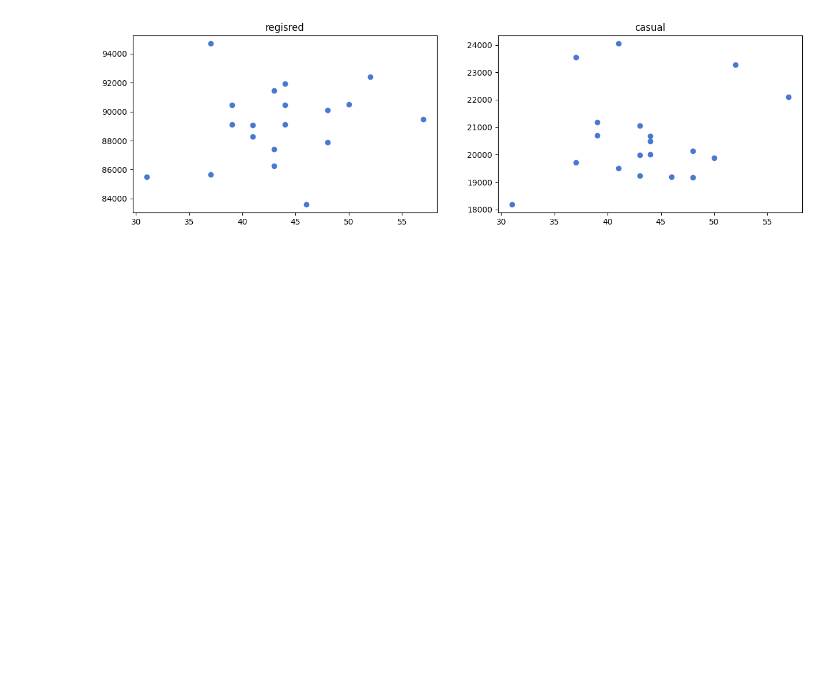
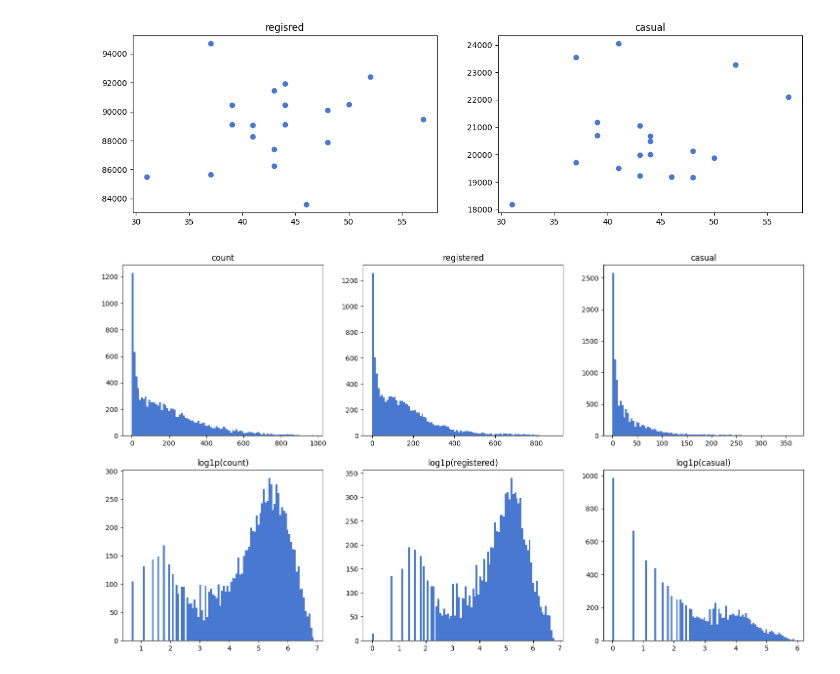
Before and after one commit to ryo-i1/bike, a Jupyter notebook: bike_analysis.ipynb, the cells around one changed output. Cells and saved outputs as stored; diff of their text form; code cells hidden in the pictures; blank space fills up the shorter version.

```diff
--- a/bike_analysis.ipynb
+++ b/bike_analysis.ipynb
@@ -349,3 +356,23 @@ axes[1].set_title('casual')
 plt.show()
 # %% [output]
 [figure]
+# %%
+# hist of count and log1p(count)
+# the same for registered and casual
+
+fig, axes = plt.subplots(2, 3, figsize=(18, 10))
+axes[0, 0].hist(df.loc[:, 'count'], bins=100)
+axes[0, 0].set_title('count')
+axes[1, 0].hist(np.log1p(df.loc[:, 'count']), bins=100)
+axes[1, 0].set_title('log1p(count)')
+axes[0, 1].hist(df.loc[:, 'registered'], bins=100)
+axes[0, 1].set_title('registered')
+axes[1, 1].hist(np.log1p(df.loc[:, 'registered']), bins=100)
+axes[1, 1].set_title('log1p(registered)')
+axes[0, 2].hist(df.loc[:, 'casual'], bins=100)
+axes[0, 2].set_title('casual')
+axes[1, 2].hist(np.log1p(df.loc[:, 'casual']), bins=100)
+axes[1, 2].set_title('log1p(casual)')
+plt.show()
+# %% [output]
+[figure, added]
```
Also changed, not shown: parts of 4 cells of this notebook, 7 other files.
